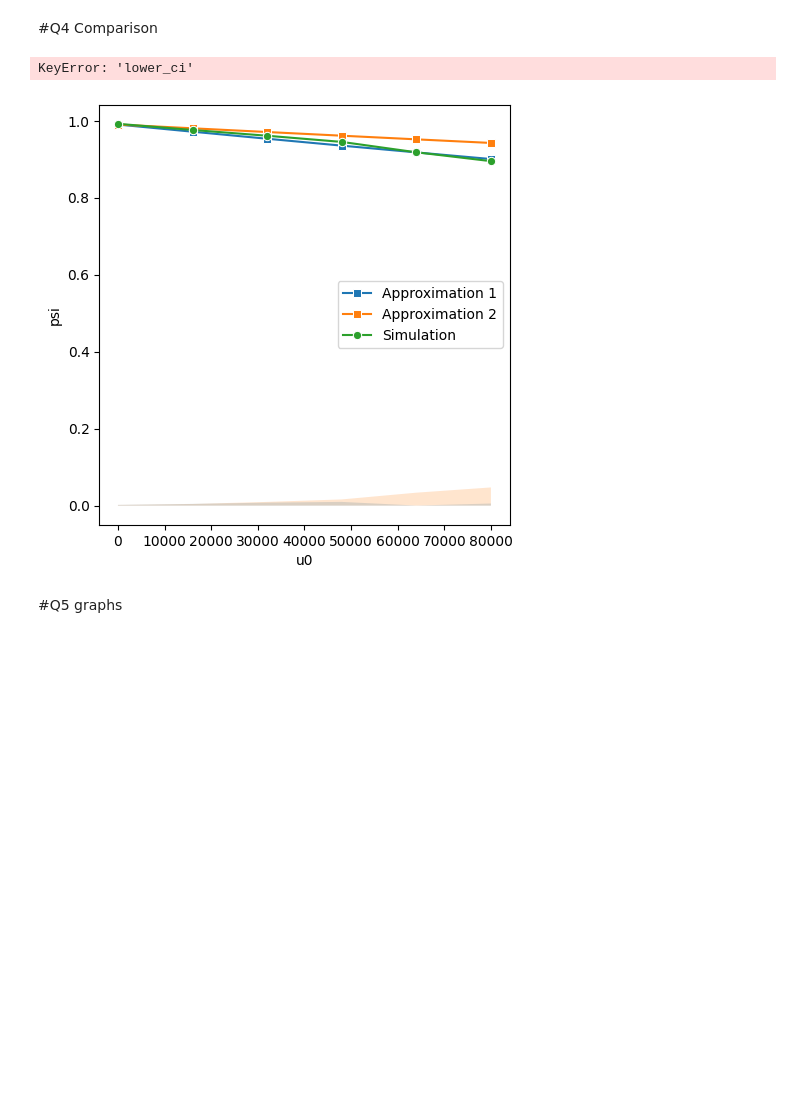
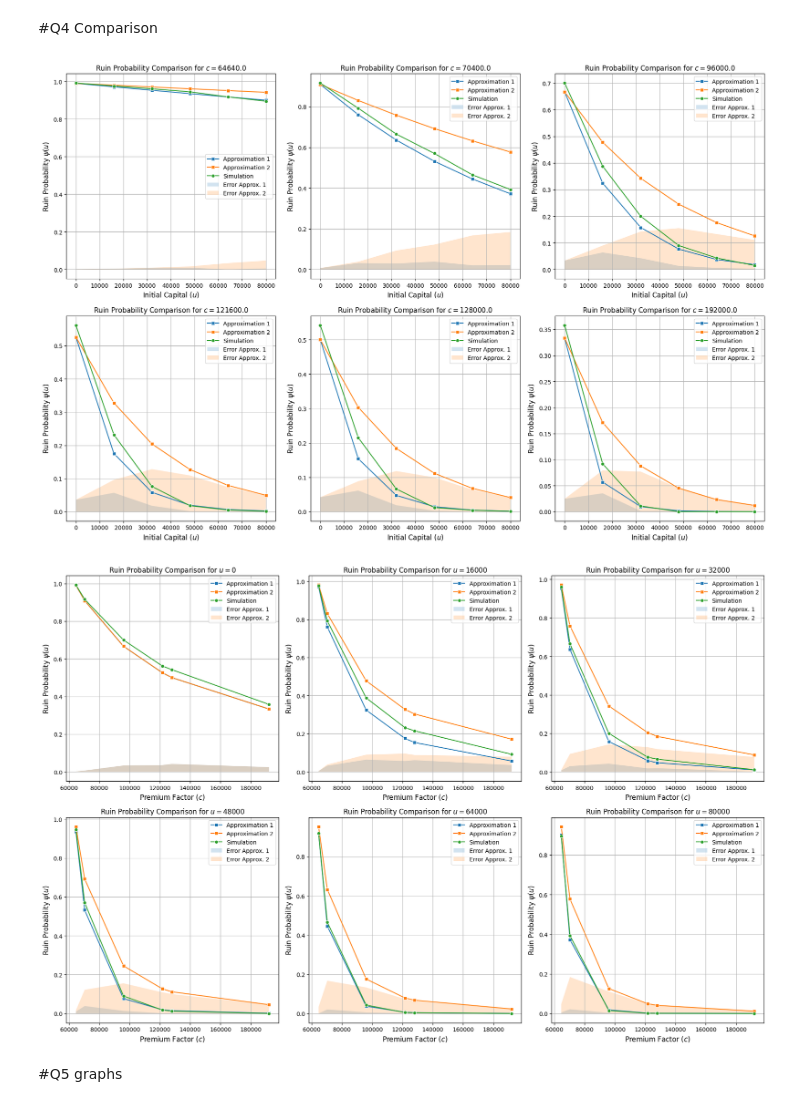
Before and after one commit to Make1tRain/2df30-, a Jupyter notebook: Insurance Risk Assignment/src/main.ipynb, the cells around one changed output. Saved outputs shown, nothing was run; the diff lists cells and outputs as text; code cells hidden in the pictures; blank space fills up the shorter version.

```diff
--- a/Insurance Risk Assignment/src/main.ipynb
+++ b/Insurance Risk Assignment/src/main.ipynb
@@ -273,26 +273,6 @@ def compute_difference(df_sim, df_approx, key):
 # Iterate over each unique Theta and plot separately
 unique_theta =sim['Theta'].unique()
 
-# Function to compute confidence intervals
-def compute_ci(df, group_col, value_col):
-    # Group by 'c' and calculate the confidence intervals
-    grouped = df.groupby(group_col)[value_col]
-    ci_values = grouped.apply(lambda x: DescrStatsW(x).tconfint_mean(alpha=0.05)).apply(pd.Series)
-    return ci_values.rename(columns={0: 'lower_ci', 1: 'upper_ci'})
-
-# Compute confidence intervals for simulation
-sim_ci = compute_ci(sim, 'c', 'psi')
-
-# Merge CIs with original data
-sim = sim.merge(sim_ci, on='c')
-
-# Calculate symmetric error margins for error bars
-sim['yerr_lower'] = abs(sim['psi'] - sim['lower_ci'])
-sim['yerr_upper'] = abs(sim['upper_ci'] - sim['psi'])
-
-# Merge CIs with original data
-sim = sim.merge(sim_ci, on='c')
-
 plt.figure(figsize=(18, 12))
 for i, theta in enumerate(unique_theta):
     plt.subplot(2, 3, i+1)
@@ -315,13 +295,9 @@ for i, theta in enumerate(unique_theta):
     plt.fill_between(diff1['u0'], 0, diff1['diff'], alpha=0.2, label='Error Approx. 1')
     plt.fill_between(diff2['u0'], 0, diff2['diff'], alpha=0.2, label='Error Approx. 2')
 
-    plt.fill_between(sim_theta['u0'], sim_theta['lower_ci'], sim_theta['upper_ci'],
-                 color='blue', alpha=0.2, label='CI Sim')
-
-
     c = (1 + theta)*Lambda*Mean
     plt.title(f'Ruin Probability Comparison for $c = {c}$')
-    plt.xlabel('Initial Capital ($u_0$)', fontsize = 12)
+    plt.xlabel('Initial Capital ($u$)', fontsize = 12)
     plt.ylabel('Ruin Probability $\psi(u)$', fontsize = 12)
     plt.legend()
     plt.grid(True)
@@ -333,39 +309,36 @@ plt.figure(figsize=(18, 12))
 for i, u0 in enumerate(sorted(sim['u0'].unique())):
     plt.subplot(2, 3, i+1)
 
     # Filter data for the current u0
     sim_u0 = sim[sim['u0'] == u0]
     approx1_u0 = approx1[approx1['u0'] == u0]
     approx2_u0 = approx2[approx2['u0'] == u0]
 
     #Compute difs
     diff1 = compute_difference(sim_u0, approx1_u0, 'approx1')
     diff2 = compute_difference(sim_u0, approx2_u0, 'approx2')
 
     # Plot data
     sns.lineplot(data=approx1_u0, x='c', y='psi', label='Approximation 1', marker='s')
     sns.lineplot(data=approx2_u0, x='c', y='psi', label='Approximation 2', marker='s')
     sns.lineplot(data=sim_u0, x='c', y='psi', label='Simulation', marker='o')
 
     # Plot shaded areas to show differences
     plt.fill_between(diff1['c'], 0, diff1['diff'], alpha=0.2, label='Error Approx. 1')
     plt.fill_between(diff2['c'], 0, diff2['diff'], alpha=0.2, label='Error Approx. 2')
 
-    #Plot confidence intervals
-    plt.errorbar(sim_u0['c'], sim_u0['lower_ci'], sim_u0['upper_ci'], alpha=0.2, color='blue', label='CI Sim')
-
     # Title and labels
-    plt.title(f'Ruin Probability Comparison for $u_0 = {u0}$')
+    plt.title(f'Ruin Probability Comparison for $u = {u0}$')
     plt.xlabel('Premium Factor $(c)$', fontsize = 12)
     plt.ylabel('Ruin Probability $\psi(u)$', fontsize = 12)
     plt.legend()
     plt.grid(True)
 
 plt.tight_layout()
 plt.show()
 # %% [output]
-KeyError: 'lower_ci'
-[figure, old version]
+[figure, new version]
+[figure, added]
 # %% [markdown]
 #Q5 graphs
 # %%
```
Also changed, not shown: parts of 4 cells of this notebook.
